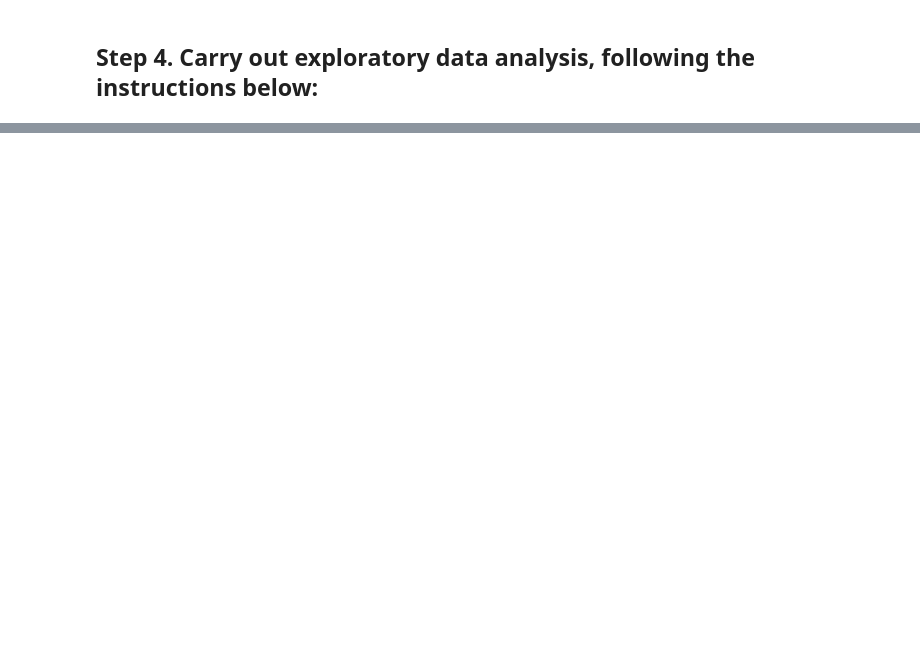
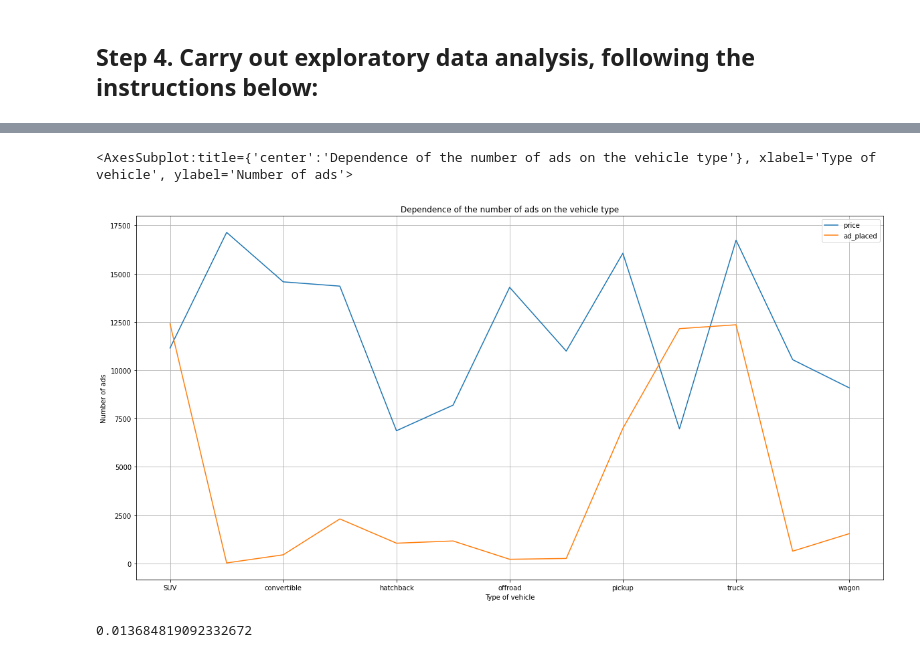
Before and after one commit to richabianca/yandex_projects, a Jupyter notebook: car_prices.ipynb, the cells around one changed output, grey strips where cells are left out. Drawn from its saved outputs; the diff is of its cells as text; code cells hidden in the pictures; blank space fills up the shorter version.

```diff
--- a/car_prices.ipynb
+++ b/car_prices.ipynb
@@ -314,0 +204,7 @@ NameError: name 'cars' is not defined
+# %%
+ads_type = cars.pivot_table(index='type', values='ad_placed', aggfunc='count') #pivot table with the number of ads per vehicle type
+
+price_type = cars.pivot_table(index='type', values='price', aggfunc='mean').round(2) #pivot table with the average price of every vehicle type
+
+types_ad_price = price_type.merge(ads_type, on='type') #merge of the two above tables.
+types_ad_price
@@ -314,0 +227,11 @@ NameError: name 'cars' is not defined
+# %%
+types_ad_price.plot(grid=True, figsize=[20,10], title='Dependence of the number of ads on the vehicle type', ylabel='Number of ads', xlabel='Type of vehicle')
+# %% [output]
+<AxesSubplot:title={'center':'Dependence of the number of ads on the vehicle type'}, xlabel='Type of vehicle', ylabel='Number of ads'>
+[figure, added]
+# %%
+#Select the two types with the greatest number of ads.
+types_ad_price['price'].corr(types_ad_price['ad_placed'])
+# a very weak/low correlation is presented in the relationship between the 2 columns
+# %% [output]
+0.013684819092332672
```
Also changed, not shown: parts of 25 cells of this notebook.
